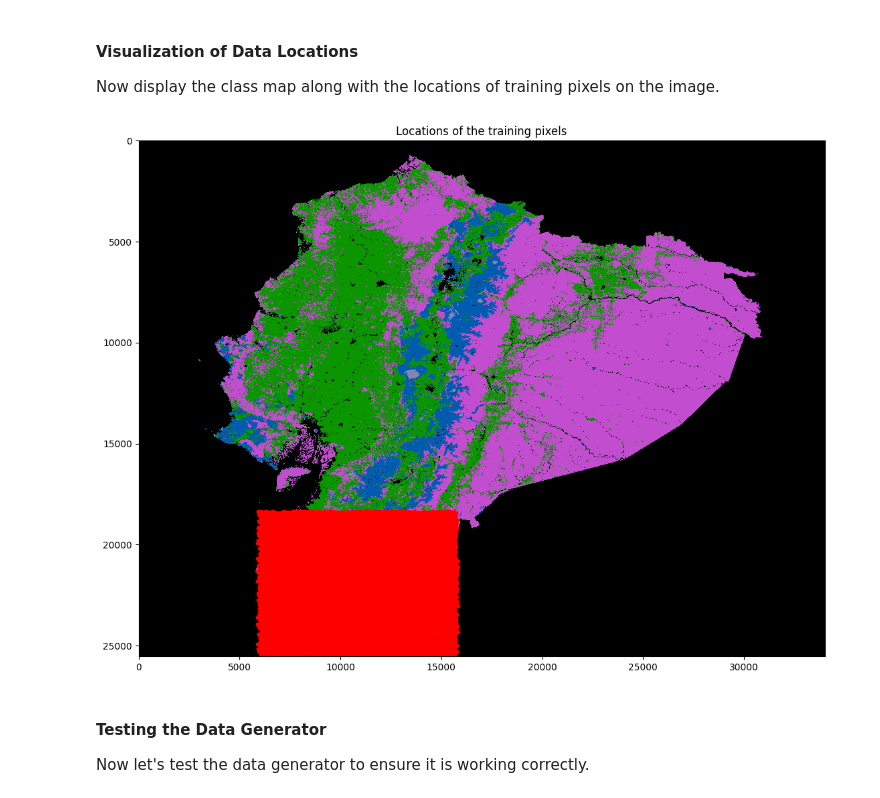
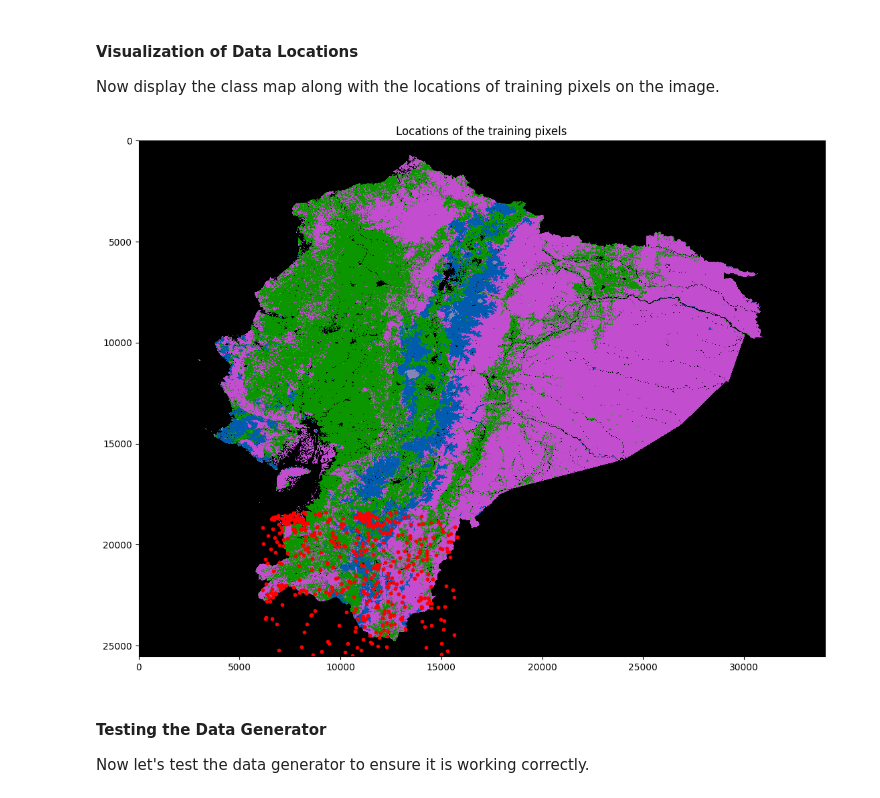
Before and after one commit to steven-martinez-c/soil_desertification, a Jupyter notebook: src/landsat_training.ipynb, the cells around one changed output. Cells and saved outputs as stored; diff of their text form; code cells hidden in the pictures.

```diff
--- a/src/landsat_training.ipynb
+++ b/src/landsat_training.ipynb
@@ -324,0 +221,2 @@ Numero de Rasters de entrenamiento:  21
+# %%
+raster_dataser = raster_controller.open_raster(rasters_path)
@@ -363,0 +234,4 @@ raster_points: ((563685.0, -363885.0), (792015.0, -363885.0), (792015.0, -596415
+# %%
+pixel_controller = PixelController(label_dataset=dataset_labels)
+# %%
+train_pixels = pixel_controller.generate_training_pixels(image_datasets=[raster_dataser], train_count=500, merge=False)
@@ -409,0 +245,2 @@ points
+# %%
+label_locations = process_data_points(train_pixels=train_pixels, landsat_datasets=[raster_dataser], dataset_labels=dataset_labels)
@@ -411,9 +256,9 @@ points
 #### Visualization of Data Locations
 Now display the class map along with the locations of training pixels on the image.
 # %%
-locations_of_pixels(labels_image, label_locations, colors_class)
+locations_of_pixels(labels_image, label_locations, colors)
 # %% [output]
-[figure, old version]
+[figure, new version]
 # %% [markdown]
 #### Testing the Data Generator
 Now let's test the data generator to ensure it is working correctly.
```
Also changed, not shown: parts of 47 cells of this notebook, 9 other files.
